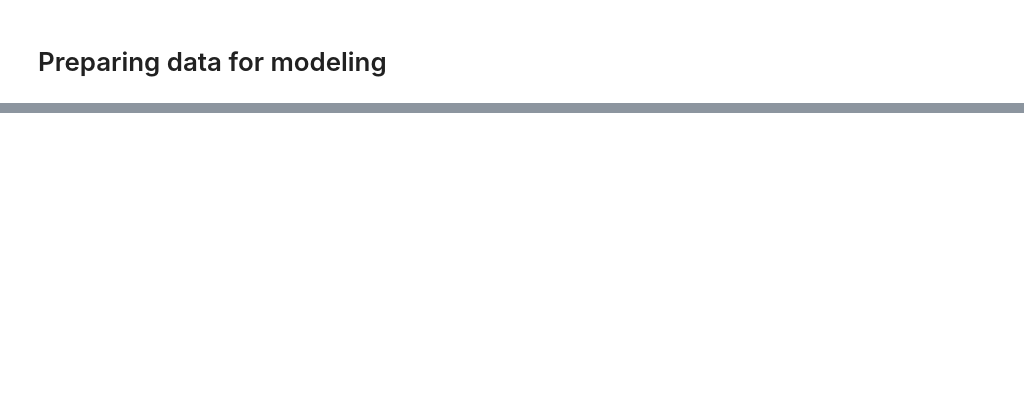
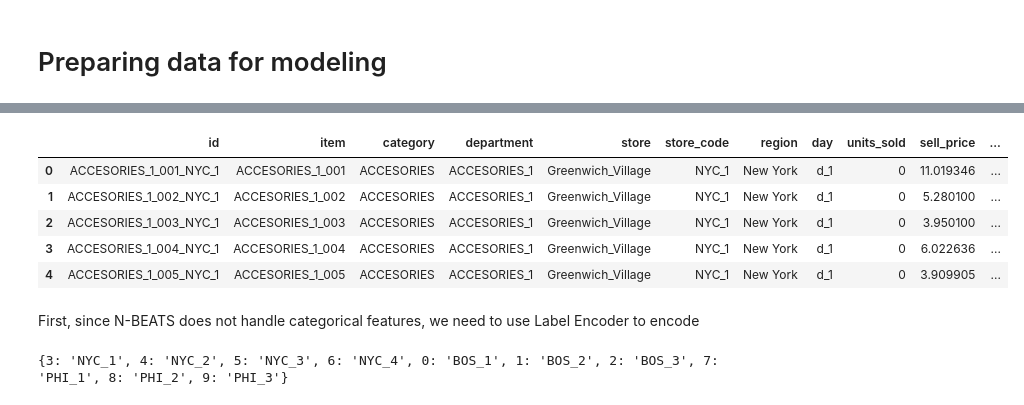
Before and after one commit to filipemattar/forecasting, a Jupyter notebook: forecasting.ipynb, the cells around one changed output, grey strips where cells are left out. Saved outputs shown, nothing was run; the diff lists cells and outputs as text; code cells hidden in the pictures; blank space fills up the shorter version.

```diff
--- a/forecasting.ipynb
+++ b/forecasting.ipynb
@@ -386,0 +397,13 @@ series_covariates = TimeSeries.from_dataframe(df_nbeats, time_col='date',
+# %%
+df = df.drop('weekday', axis= 1)
+# %%
+df.head()
+# %% [output]
+|  | id | item | category | department | store | store_code | region | day | units_sold | sell_price | ... |
+| 0 | ACCESORIES_1_001_NYC_1 | ACCESORIES_1_001 | ACCESORIES | ACCESORIES_1 | Greenwich_Village | NYC_1 | New York | d_1 | 0 | 11.019346 | ... |
+| 1 | ACCESORIES_1_002_NYC_1 | ACCESORIES_1_002 | ACCESORIES | ACCESORIES_1 | Greenwich_Village | NYC_1 | New York | d_1 | 0 | 5.280100 | ... |
+| 2 | ACCESORIES_1_003_NYC_1 | ACCESORIES_1_003 | ACCESORIES | ACCESORIES_1 | Greenwich_Village | NYC_1 | New York | d_1 | 0 | 3.950100 | ... |
+| 3 | ACCESORIES_1_004_NYC_1 | ACCESORIES_1_004 | ACCESORIES | ACCESORIES_1 | Greenwich_Village | NYC_1 | New York | d_1 | 0 | 6.022636 | ... |
+| 4 | ACCESORIES_1_005_NYC_1 | ACCESORIES_1_005 | ACCESORIES | ACCESORIES_1 | Greenwich_Village | NYC_1 | New York | d_1 | 0 | 3.909905 | ... |
+# %% [markdown]
+First, since N-BEATS does not handle categorical features, we need to use Label Encoder to encode
@@ -386,0 +418,4 @@ series_covariates = TimeSeries.from_dataframe(df_nbeats, time_col='date',
+# %%
+print(store_mapping)
+# %% [output]
+{3: 'NYC_1', 4: 'NYC_2', 5: 'NYC_3', 6: 'NYC_4', 0: 'BOS_1', 1: 'BOS_2', 2: 'BOS_3', 7: 'PHI_1', 8: 'PHI_2', 9: 'PHI_3'}
```
Also changed, not shown: parts of 13 cells of this notebook, 1 other file.
